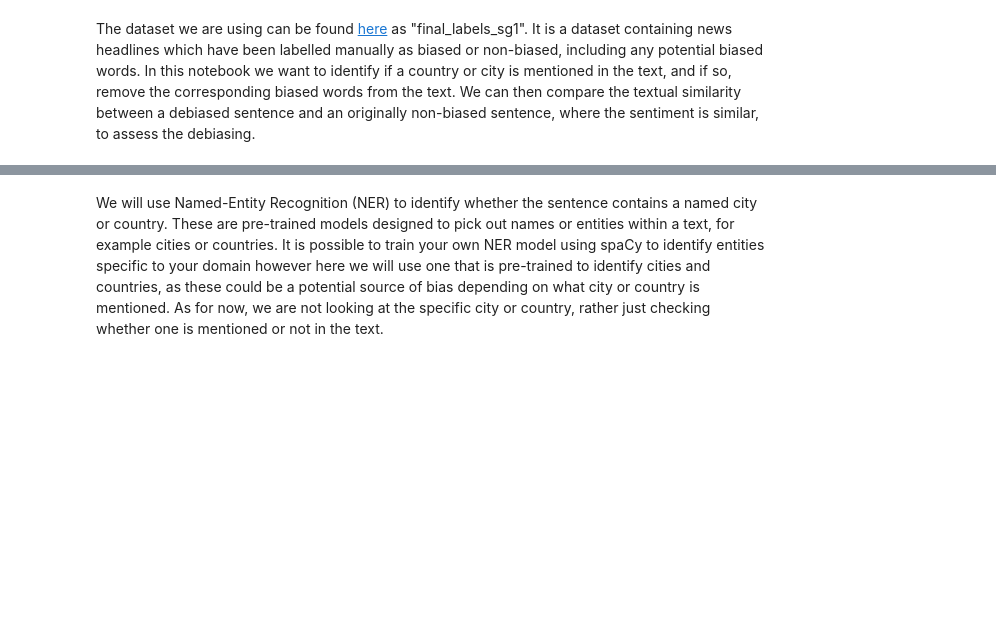
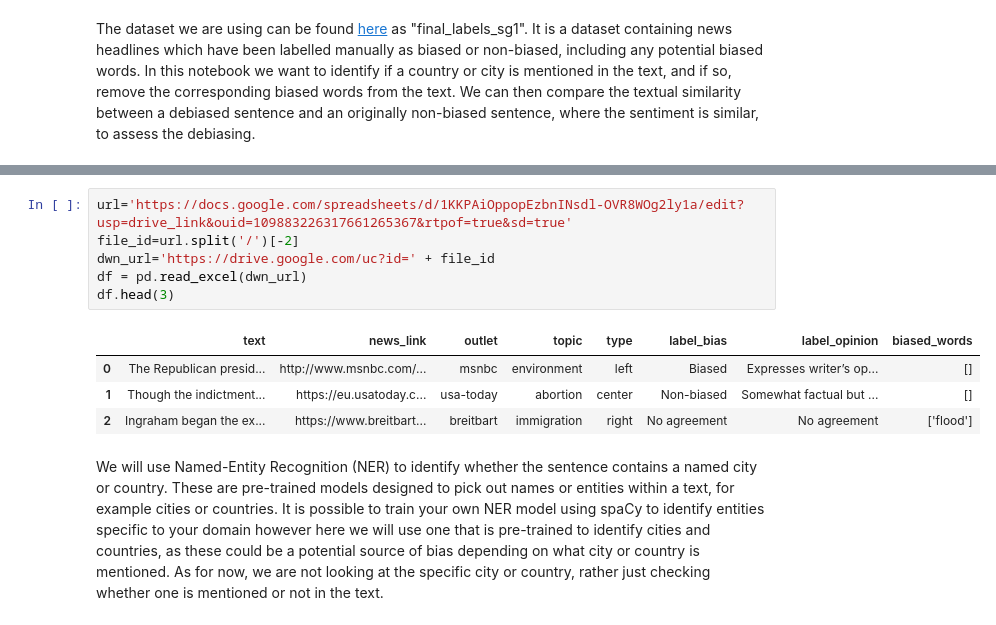
Before and after one commit to asabuncuoglu13/faid, a Jupyter notebook: notebooks/NER_debiasing.ipynb, the cells around one changed output, grey strips where cells are left out. Drawn from its saved outputs; the diff is of its cells as text; blank space fills up the shorter version.

```diff
--- a/notebooks/NER_debiasing.ipynb
+++ b/notebooks/NER_debiasing.ipynb
@@ -26,3 +22,14 @@ df.head()
+# %%
+url='https://docs.google.com/spreadsheets/d/1KKPAiOppopEzbnINsdl-OVR8WOg2ly1a/edit?usp=drive_link&ouid=109883226317661265367&rtpof=true&sd=true'
+file_id=url.split('/')[-2]
+dwn_url='https://drive.google.com/uc?id=' + file_id
+df = pd.read_excel(dwn_url)
+df.head(3)
+# %% [output]
+|  | text | news_link | outlet | topic | type | label_bias | label_opinion | biased_words |
+| 0 | The Republican presid... | http://www.msnbc.com/... | msnbc | environment | left | Biased | Expresses writer’s op... | [] |
+| 1 | Though the indictment... | https://eu.usatoday.c... | usa-today | abortion | center | Non-biased | Somewhat factual but ... | [] |
+| 2 | Ingraham began the ex... | https://www.breitbart... | breitbart | immigration | right | No agreement | No agreement | ['flood'] |
 # %% [markdown]
 We will use Named-Entity Recognition (NER) to identify whether the sentence contains a named city or country. These are pre-trained models designed to pick out names or entities within a text, for example cities or countries. It is possible to train your own NER model using spaCy to identify entities specific to your domain however here we will use one that is pre-trained to identify cities and countries, as these could be a potential source of bias depending on what city or country is mentioned. As for now, we are not looking at the specific city or country, rather just checking whether one is mentioned or not in the text.
 # %%
```
Also changed, not shown: parts of 13 cells of this notebook.
